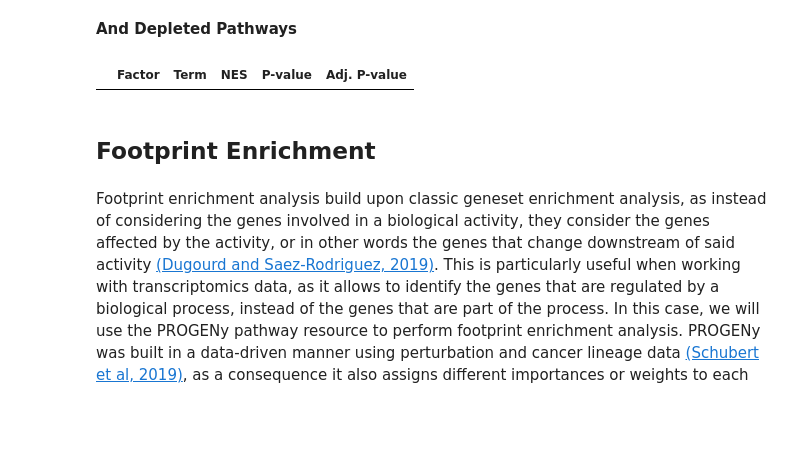
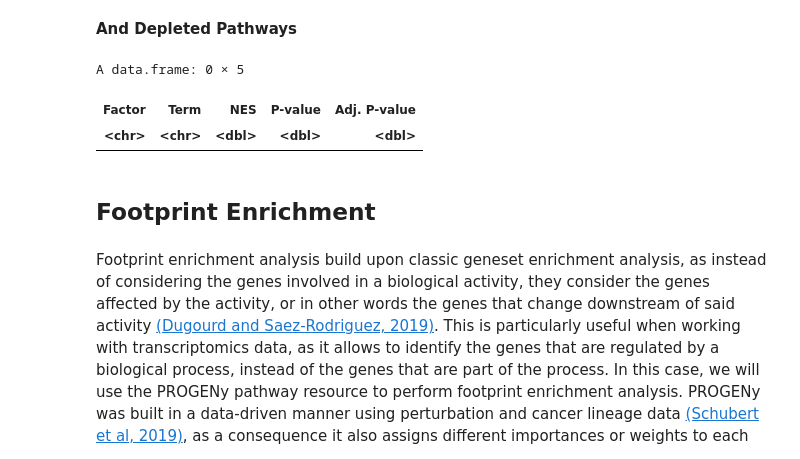
Before and after one commit to saezlab/ccc_protocols, a Jupyter notebook: notebooks/ccc_R/06-Functional-Footprinting.ipynb, the cells around one changed output. Drawn from its saved outputs; the diff is of its cells as text; code cells hidden in the pictures; blank space fills up the shorter version.

Commit message:
gsea in R for tutorial 06

```diff
--- a/notebooks/ccc_R/06-Functional-Footprinting.ipynb
+++ b/notebooks/ccc_R/06-Functional-Footprinting.ipynb
@@ -69,22 +83,11 @@ lr_set = c2c.external.generate_lr_geneset(lr_list,
 # %% [markdown]
 ### Extract LR loadings for each factor
 # %%
-lr_loadings = factors['Ligand-Receptor Pairs']
+lr_loadings = factors[['interactions']] %>%
+                column_to_rownames("lr")
 # %% [markdown]
 ### Run GSEA
 
 This external function implemented in `cell2cell` builds upon the function `gseapy.prerank()`.
 
 All outputs will be saved in the `output_folder`. Make sure that this path exist before running this function.
-# %%
-%%time
-pvals, scores, gsea_df = c2c.external.run_gsea(loadings=lr_loadings,
-                                               lr_set=lr_set,
-                                               output_folder=output_folder,
-                                               weight=1,
-                                               min_size=15,
-                                               permutations=999,
-                                               processes=6,
-                                               random_state=6,
-                                               significance_threshold=0.05,
-                                              )
@@ -113,3 +94,15 @@ Wall time: 9.54 s
+# %%
+gsea_res <- c2c$external$run_gsea(loadings=lr_loadings,
+                               lr_set=lr_set,
+                               output_folder=output_folder,
+                               weight=as.integer(1),
+                               min_size=as.integer(15),
+                               permutations=as.integer(999),
+                               processes=as.integer(6),
+                               random_state=as.integer(6),
+                               significance_threshold=as.numeric(0.05)
+                              )
+names(gsea_res)<-c('pvals', 'scores', 'gsea_df')
 # %% [markdown]
 ### Visualization
 
@@ -151,0 +147,3 @@ gsea_df.loc[(gsea_df['Adj. P-value'] < 0.05) & (gsea_df['NES'] > 0.)]
+# %%
+gsea_df<-gsea_res$gsea_df
+gsea_df[gsea_df[['Adj. P-value']] < 0.05 & gsea_df[['NES']] > 0, ]
@@ -152,9 +170,11 @@ gsea_df.loc[(gsea_df['Adj. P-value'] < 0.05) & (gsea_df['NES'] > 0.)]
 # %% [markdown]
 **And Depleted Pathways**
 # %%
-gsea_df.loc[(gsea_df['Adj. P-value'] < 0.05) & (gsea_df['NES'] < 0.)]
+gsea_df[gsea_df[['Adj. P-value']] < 0.05 & gsea_df[['NES']] < 0, ]
 # %% [output]
+A data.frame: 0 × 5
-|  | Factor | Term | NES | P-value | Adj. P-value |
+| Factor | Term | NES | P-value | Adj. P-value |
+| <chr> | <chr> | <dbl> | <dbl> | <dbl> |
 # %% [markdown]
 ## Footprint Enrichment
 # %% [markdown]
```
Also changed, not shown: parts of 20 cells of this notebook, 3 other files.
